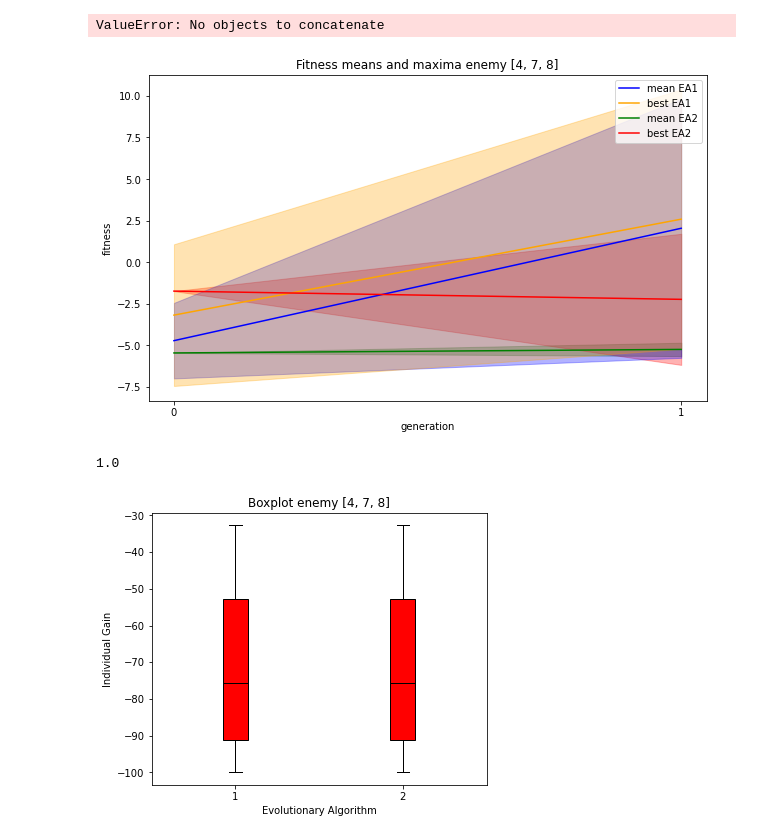
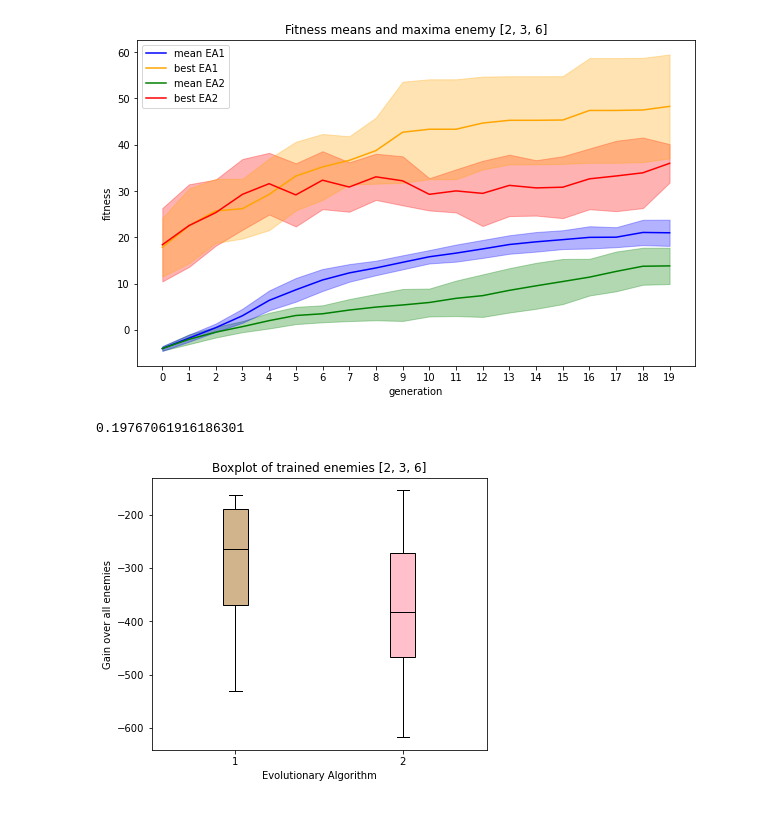
Before and after one commit to Laurens0907/task1, a Jupyter notebook: plots.ipynb, the cells around one changed output. Drawn from its saved outputs; the diff is of its cells as text; code cells hidden in the pictures.

```diff
--- a/plots.ipynb
+++ b/plots.ipynb
@@ -5,7 +5,7 @@ import matplotlib.pyplot as plt
 from scipy import stats
 # %%
 num_runs = 10
-enemy_num = [4,7,8] # [4,7,8] or [2,3,6]
+enemy_num = [2,3,6] # [4,7,8] or [2,3,6]
 EA = ['tournament', 'crowding'] # juiste ea file name
 # %%
 df_list1 = []
@@ -19,8 +19,6 @@ for i in range(1, num_runs+1):
             df_list2.append(pd.read_csv("task2_crowding/results_{}_{}_{}.txt".format(enemy_num, i, j), sep=" ", index_col=0))
 df1 = pd.concat(df_list1)
 df2 = pd.concat(df_list2)
-# %% [output]
-ValueError: No objects to concatenate
 # %%
 mean_of_means1 = np.array(df1.groupby(df1.index)['mean'].mean())
 sd_of_means1 = np.array(df1.groupby(df1.index)['mean'].std())
@@ -63,7 +61,7 @@ ax.legend()
 fig.savefig("lineplot_both_enemy{}.jpg".format(enemy_num),dpi=300, bbox_inches='tight')
 # plt.show()
 # %% [output]
-[figure, old version]
+[figure, new version]
 # %%
 # fig1, ax1 = plt.subplots(figsize=(10,6))
 # ax1.plot(mean_of_means2, label='mean EA2', color="green")
@@ -90,33 +88,47 @@ for i in range(1, num_runs+1):
 
 data1 = pd.concat(box_dfs1, axis = 1)
 data2 = pd.concat(box_dfs2, axis = 1)
+# %%
+#Dit is de goeie voor multi mode
+means1 = data1.sum()/5
+means2 = data2.sum()/5
+means = pd.concat([means1, means2], axis=1)
 # %%
-means1 = data1.mean()
-means2 = data2.mean()
-means = pd.concat([means1, means2], axis=1)
-means.to_csv('means_enemy{}.csv'.format(enemy_num))
+# means1 = data1.mean()
+# means2 = data2.mean()
+# means = pd.concat([means1, means2], axis=1)
+# means.to_csv('means_enemy{}.csv'.format(enemy_num))
 # %%
 #statistical tests
 test = stats.ttest_ind(means1, means2)
 pval = test[1]
 print(pval)
 # %% [output]
-1.0
+0.19767061916186301
 # %%
 fig2, ax2 = plt.subplots(figsize=(6,5))
-c='red'
+c='tan'
 c1='black'
-ax2.boxplot(means, patch_artist=True,
+ax2.boxplot(means1,patch_artist=True,
+            positions=[1],
+            boxprops=dict(facecolor=c, color=c1),
+            capprops=dict(color=c1),
+            whiskerprops=dict(color=c1),
+            flierprops=dict(color=c, markeredgecolor=c1),
+            medianprops=dict(color=c1))
+c = 'pink'
+ax2.boxplot(means2, patch_artist=True,
+            positions=[2],
             boxprops=dict(facecolor=c, color=c1),
             capprops=dict(color=c1),
             whiskerprops=dict(color=c1),
             flierprops=dict(color=c, markeredgecolor=c1),
             medianprops=dict(color=c1))
 ax2.set_xlabel("Evolutionary Algorithm")
-ax2.set_ylabel("Individual Gain")
-ax2.set_title("Boxplot enemy {}".format(enemy_num))
+ax2.set_ylabel("Gain over all enemies")
+ax2.set_title("Boxplot of trained enemies {}".format(enemy_num))
 ax2 = fig2.gca()
 fig2.savefig("boxplot_enemy_{}.jpg".format(enemy_num),dpi=300, bbox_inches='tight')
 # plt.show()
 # %% [output]
-[figure, old version]
+[figure, new version]
```
Also changed, not shown: 2 other files.
